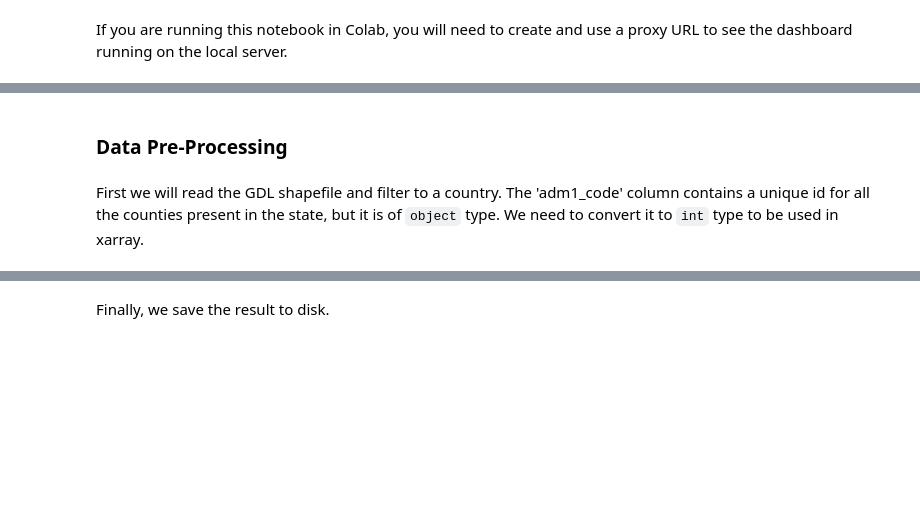
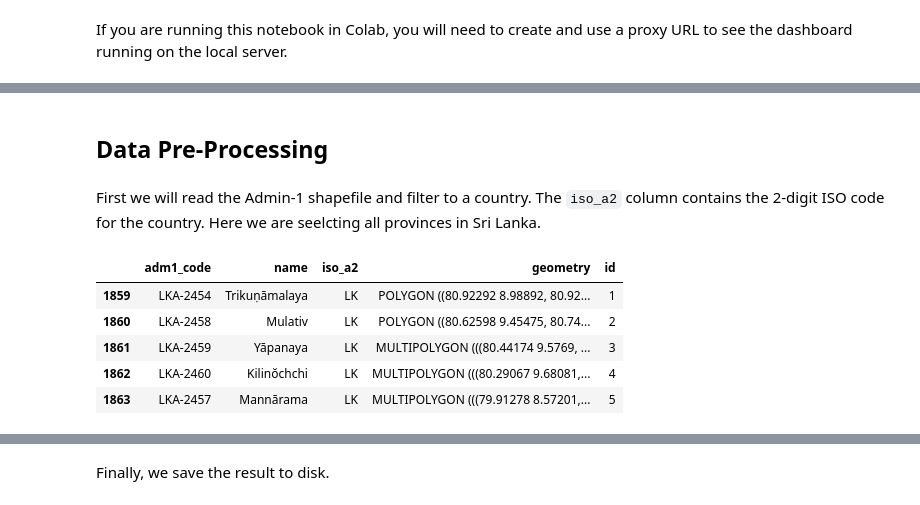
Before and after one commit to spatialthoughts/geopython-tutorials, a Jupyter notebook: notebooks/xarray_zonal_stats_time_series.ipynb, the cells around one changed output, grey strips where cells are left out. Drawn from its saved outputs; the diff is of its cells as text; code cells hidden in the pictures; blank space fills up the shorter version.

```diff
--- a/notebooks/xarray_zonal_stats_time_series.ipynb
+++ b/notebooks/xarray_zonal_stats_time_series.ipynb
@@ -67,14 +91,21 @@ download(admin1_url + admin1_zipfile)
 # %% [markdown]
-### Data Pre-Processing
+## Data Pre-Processing
-# %% [markdown]
-First we will read the GDL shapefile and filter to a country.
-The 'adm1_code' column contains a unique id for all the counties present in the state, but it is of `object` type. We need to convert it to `int` type to be used in xarray.
+# %% [markdown]
+First we will read the Admin-1 shapefile and filter to a country. The `iso_a2` column contains the 2-digit ISO code for the country. Here we are seelcting all provinces in Sri Lanka.
 # %%
 country_code = 'LK'
 admin1_file_path = os.path.join(data_folder, admin1_zipfile)
 
 admin1_df = gpd.read_file(admin1_file_path)
 
-zones = admin1_df[admin1_df['iso_a2'] == country_code][['adm1_code', 'name', 'iso_a2', 'geometry']].copy()
+zones = admin1_df[admin1_df['iso_a2'] == country_code]
+zones = zones[['adm1_code', 'name', 'iso_a2', 'geometry']].copy()
 zones['id'] = zones.reset_index().index + 1
-zones
+zones.head()
+# %% [output]
+|  | adm1_code | name | iso_a2 | geometry | id |
+| 1859 | LKA-2454 | Trikuṇāmalaya | LK | POLYGON ((80.92292 8.98892, 80.92... | 1 |
+| 1860 | LKA-2458 | Mulativ | LK | POLYGON ((80.62598 9.45475, 80.74... | 2 |
+| 1861 | LKA-2459 | Yāpanaya | LK | MULTIPOLYGON (((80.44174 9.5769, ... | 3 |
+| 1862 | LKA-2460 | Kilinŏchchi | LK | MULTIPOLYGON (((80.29067 9.68081,... | 4 |
+| 1863 | LKA-2457 | Mannārama | LK | MULTIPOLYGON (((79.91278 8.57201,... | 5 |
```
Also changed, not shown: parts of 30 cells of this notebook.
